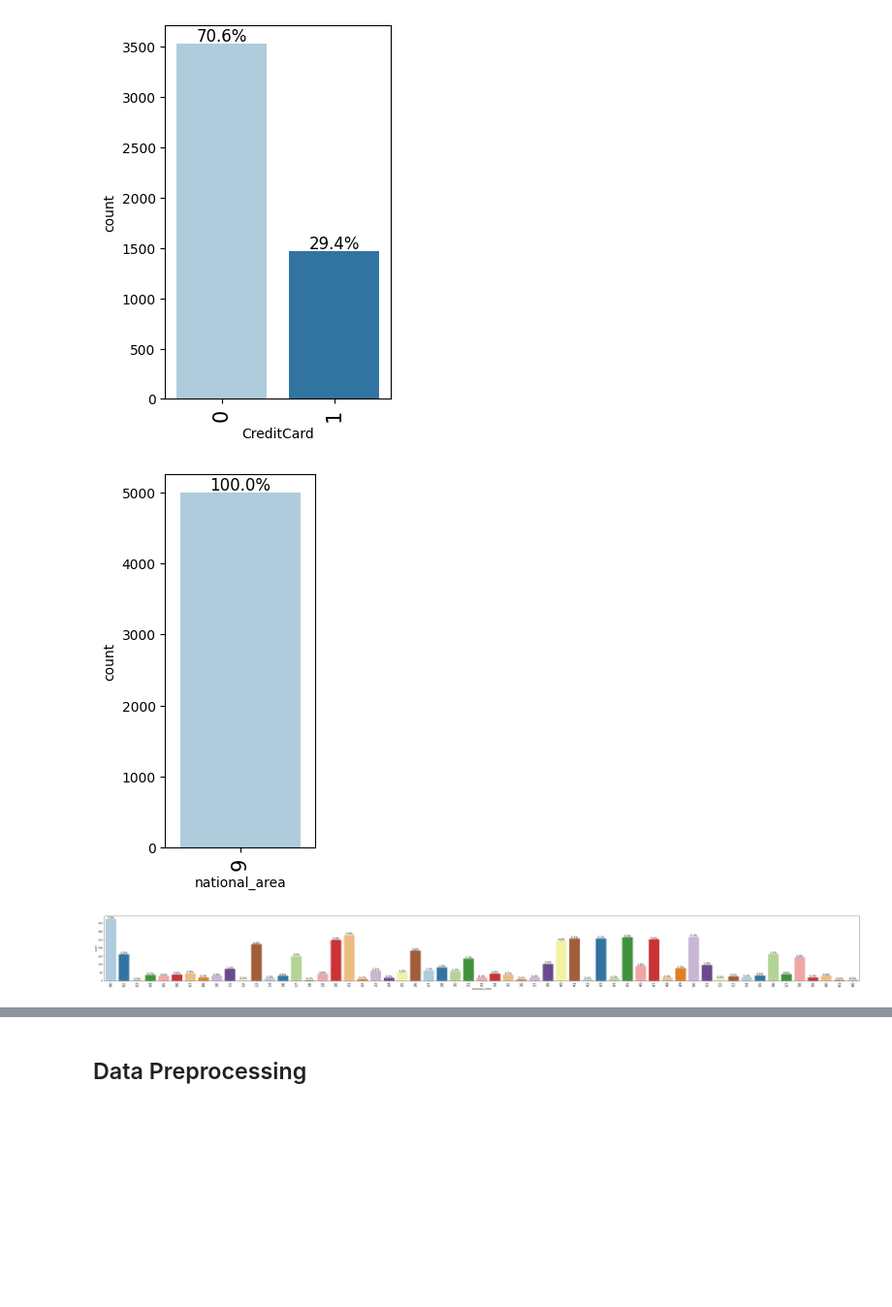
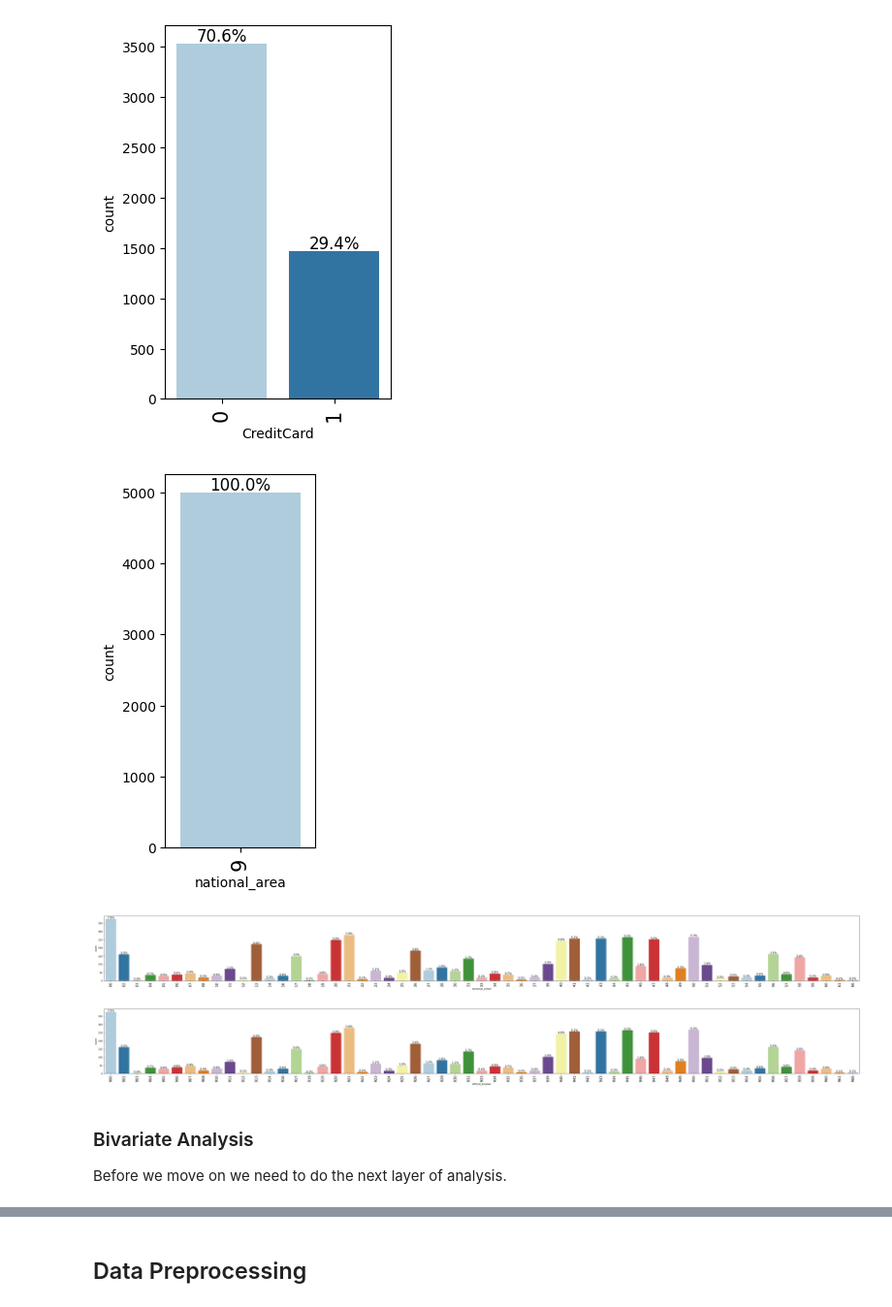
Before and after one commit to rsdomingues/aiml_learning, a Jupyter notebook: machine-learning/4.Project/AIML_ML_Project_full_code_notebook.ipynb, the cells around one changed output, grey strips where cells are left out. Shown at 97% size. Drawn from its saved outputs; the diff is of its cells as text; code cells hidden in the pictures; blank space fills up the shorter version.

```diff
--- a/machine-learning/4.Project/AIML_ML_Project_full_code_notebook.ipynb
+++ b/machine-learning/4.Project/AIML_ML_Project_full_code_notebook.ipynb
@@ -296,19 +320,29 @@ for col in categorical_cols:
 # %%
 #Let's explore just the zip code now
 #Since we have many number lets decoponse the zip code to city and state
 
 # Convert the ZIPCode column to string type
-data['ZIPCod_Str'] = data['ZIPCode'].astype(str)
+df['ZIPCod_Str'] = df['ZIPCode'].astype(str)
 
 # Extract the components
-data['national_area'] = data['ZIPCod_Str'].str[0]
-data['sectional_center'] = data['ZIPCod_Str'].str[1:3]
-data['delivery_area'] = data['ZIPCod_Str'].str[3:5]
+df['national_area'] = df['ZIPCod_Str'].str[0]
+df['sectional_center'] = df['ZIPCod_Str'].str[1:3]
 
-#Now lets plot a per state distribution
-labeled_barplot(data, 'national_area', perc=True)
-#Now lets plot a per state distribution
-labeled_barplot(data, 'sectional_center', perc=True)
+#now that we have the zip broken down we can check what is the area distribution
+labeled_barplot(df, 'national_area', perc=True)
+
+#Since there is only one area, lets take a look a the sectional center (that can be mapped to a specific state region)
+labeled_barplot(df, 'sectional_center', perc=True)
+
+#We can use this combination to identify a close region
+df['ZIPCod_AreaSec'] = df['ZIPCod_Str'].str[0:3]
+
+#checking the distribuiton to see if there is no error
+labeled_barplot(df, 'ZIPCod_AreaSec', perc=True)
 # %% [output]
 [figure]
 [figure]
+[figure, added]
+# %% [markdown]
+### Bivariate Analysis
+Before we move on we need to do the next layer of analysis.
```
Also changed, not shown: parts of 42 cells of this notebook.
